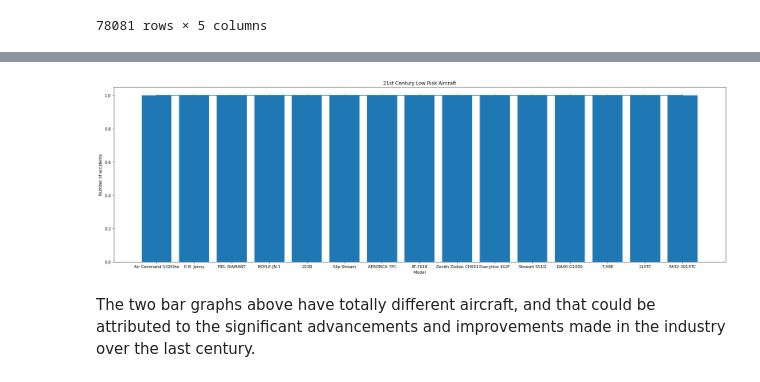
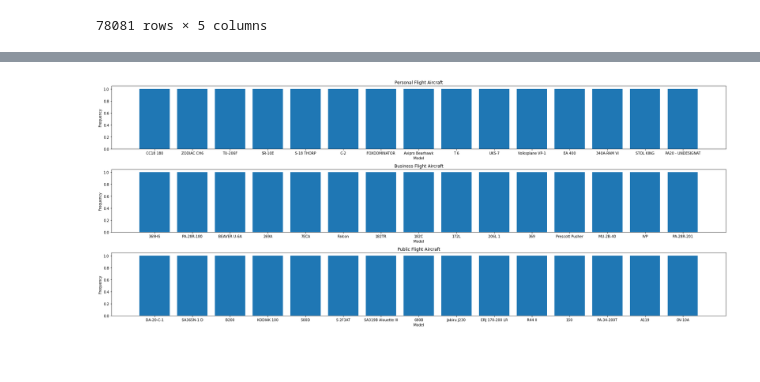
Before and after one commit to Assesa44/Phase1_project, a Jupyter notebook: notebook.ipynb, the cells around one changed output, grey strips where cells are left out. Drawn from its saved outputs; the diff is of its cells as text; code cells hidden in the pictures.

```diff
--- a/notebook.ipynb
+++ b/notebook.ipynb
@@ -907,27 +889,64 @@ With the emergence of technology, it would be inaccurate to group aircraft that
 # %%
-#First I am going to filter records that belong to the 21st Century and store them in a variable
-Twenty_one_century = Filtered_Aviation_data[Filtered_Aviation_data.Year > 2000]
+# First step, I am filtering my data to have only the records from the 21st Century
+Twenty_first_century = Filtered_Aviation_data[Filtered_Aviation_data['Year'] > 2000]
 
-#Now I am preparing the data for the plot
-Low_risk_21C_models = list(Twenty_one_century['Model'].value_counts().index[-15:])
-Low_risk_21C_counts = list(Twenty_one_century['Model'].value_counts().tail(15))
+# Second step, I am filtering my data for the three purposes using the equal comparison operation '=='.
+# This is a crucial step for convinience and it will also make the code simple.
+# Personal Flight
+Personal_flight = Twenty_first_century[Twenty_first_century['Purpose.of.flight'] == 'Personal']
 
-#This code is preparing the titles and labels for plotting
-title = '21st Century Low Risk Aircraft'
+# Business Flight
+Business_flight = Twenty_first_century[Twenty_first_century['Purpose.of.flight'] == 'Business']
+
+# Public Aircraft
+Public_aircraft = Twenty_first_century[Twenty_first_century['Purpose.of.flight'] == 'Public Aircraft']
+
+# In this step, I am preparing my data for the three plots using the the .value_counts() method on each of the above datasets.
+# I am retrieving all the data from the column `Model`, using their values for the x axes and the counts for the plot's y axes.
+# To retrieve them, I am using the `.index[]` method to get the values by slicing through them. To get the counts, I am using the `.tail()` method.
+# Personal Flight
+personal_aircraft = list(Personal_flight['Model'].value_counts().index[-15:])
+personal_aircraft_counts = list(Personal_flight['Model'].value_counts().tail(15))
+
+# Business Flight
+business_aircraft = list(Business_flight['Model'].value_counts().index[-15:])
+business_aircraft_counts = list(Business_flight['Model'].value_counts().tail(15))
+
+# Public Aircraft
+public_aircraft = list(Public_aircraft['Model'].value_counts().index[-15:])
+public_aircraft_counts = list(Public_aircraft['Model'].value_counts().tail(15))
+
+# Title and labels
+# Next I am storing the plots' titles and labels in variables, this is for convininece and easy acces when plotting the graphs.
+title_1 = 'Personal Flight Aircraft'
+title_2 = 'Business Flight Aircraft'
+title_3 = 'Public Flight Aircraft'
 x_label = 'Model'
-y_label = 'Number of accidents'
+y_label = 'Frequency'
 
-#Plotting
-fig, ax = plt.subplots(figsize= (22, 7))
+# In this part I am plotting a bar graph, this is the most suitable graph to use when comparing things
+# customizing figure and plot
+fig, axs = plt.subplots(figsize= (25,10), nrows=3)
 
-ax.bar(Low_risk_21C_models, Low_risk_21C_counts)
-ax.set_title(title)
-ax.set_xlabel(x_label)
-ax.set_ylabel(y_label)
+#ax1
+axs[0].bar(personal_aircraft, personal_aircraft_counts)
+axs[0].set_title(title_1)
+axs[0].set_xlabel(x_label)
+axs[0].set_ylabel(y_label)
+
+#ax2
+axs[1].bar(business_aircraft, business_aircraft_counts)
+axs[1].set_title(title_2)
+axs[1].set_xlabel(x_label)
+axs[1].set_ylabel(y_label)
+
+#ax3
+axs[2].bar(public_aircraft, public_aircraft_counts)
+axs[2].set_title(title_3)
+axs[2].set_xlabel(x_label)
+axs[2].set_ylabel(y_label)
 
 #adjusting layout
 plt.tight_layout();
 # %% [output]
-[figure, old version]
+[figure, new version]
-# %% [markdown]
-The two bar graphs above have totally different aircraft, and that could be attributed to the significant advancements and improvements made in the industry over the last century.
```
Also changed, not shown: parts of 24 cells of this notebook.
